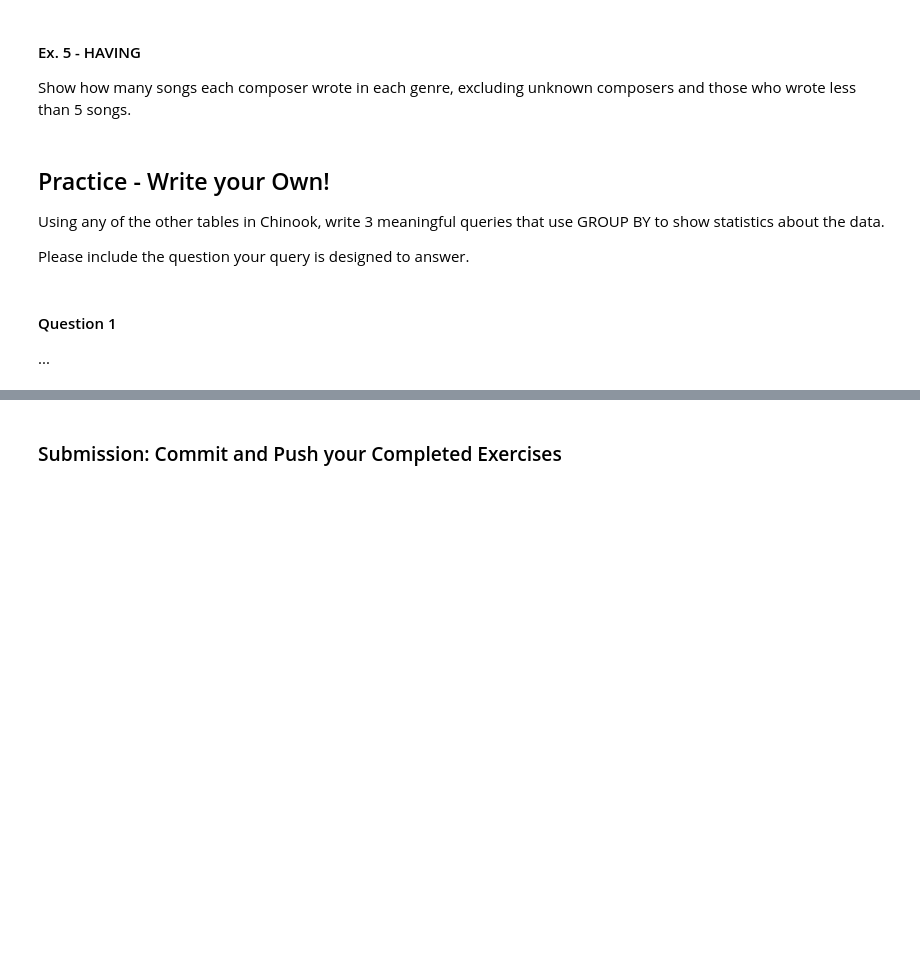
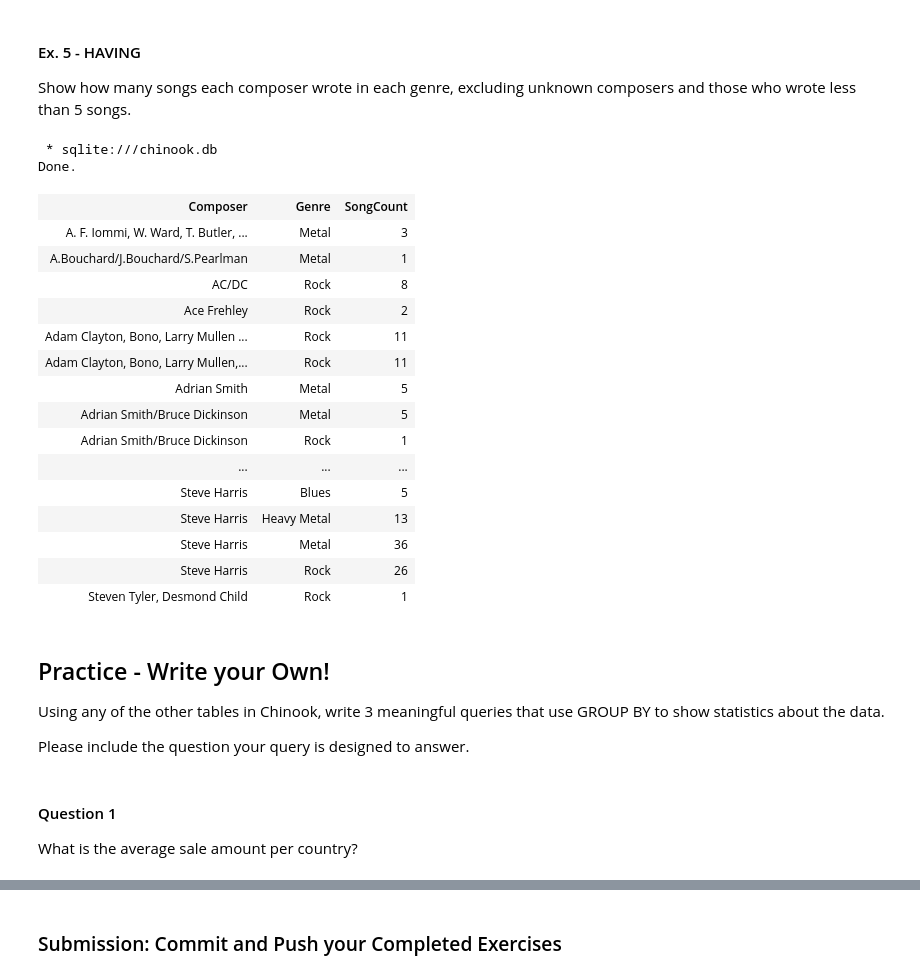
Before and after one commit to zakiayoubi/R11, a Jupyter notebook: Intro_to_SQL_2.ipynb, the cells around one changed output, grey strips where cells are left out. Saved outputs shown, nothing was run; the diff lists cells and outputs as text; code cells hidden in the pictures; blank space fills up the shorter version.

```diff
--- a/Intro_to_SQL_2.ipynb
+++ b/Intro_to_SQL_2.ipynb
@@ -116,7 +131,40 @@ What is the longest song? Show the track name, composer, and time in minutes.
 Show how many songs each composer wrote in each genre, excluding unknown composers and those who wrote less than 5 songs.
 # %%
 %%sql
--- Write Your Query here
+SELECT
+    Composer,
+    Genres.Name as Genre,
+    COUNT(Tracks.TrackId) as SongCount
+FROM
+    tracks
+JOIN Genres ON Tracks.GenreId = Genres.GenreId
+WHERE Composer IS NOT NULL
+GROUP BY
+    Composer,
+    Genre
+HAVING SUM(Milliseconds/1000/60)>=5
+ORDER BY
+    Composer,
+    Genre
+# %% [output]
+ * sqlite:///chinook.db
+Done.
+| Composer | Genre | SongCount |
+| A. F. Iommi, W. Ward, T. Butler, ... | Metal | 3 |
+| A.Bouchard/J.Bouchard/S.Pearlman | Metal | 1 |
+| AC/DC | Rock | 8 |
+| Ace Frehley | Rock | 2 |
+| Adam Clayton, Bono, Larry Mullen ... | Rock | 11 |
+| Adam Clayton, Bono, Larry Mullen,... | Rock | 11 |
+| Adrian Smith | Metal | 5 |
+| Adrian Smith/Bruce Dickinson | Metal | 5 |
+| Adrian Smith/Bruce Dickinson | Rock | 1 |
+| ... | ... | ... |
+| Steve Harris | Blues | 5 |
+| Steve Harris | Heavy Metal | 13 |
+| Steve Harris | Metal | 36 |
+| Steve Harris | Rock | 26 |
+| Steven Tyler, Desmond Child | Rock | 1 |
 # %% [markdown]
 ## Practice - Write your Own!
 Using any of the other tables in Chinook, write 3 meaningful queries that use GROUP BY to show statistics about the data.
@@ -124,6 +172,6 @@ Using any of the other tables in Chinook, write 3 meaningful queries that use GR
 Please include the question your query is designed to answer.
 # %% [markdown]
 #### Question 1
-...
+What is the average sale amount per country?
 # %%
 %%sql
```
Also changed, not shown: parts of 10 cells of this notebook, 1 other file.
